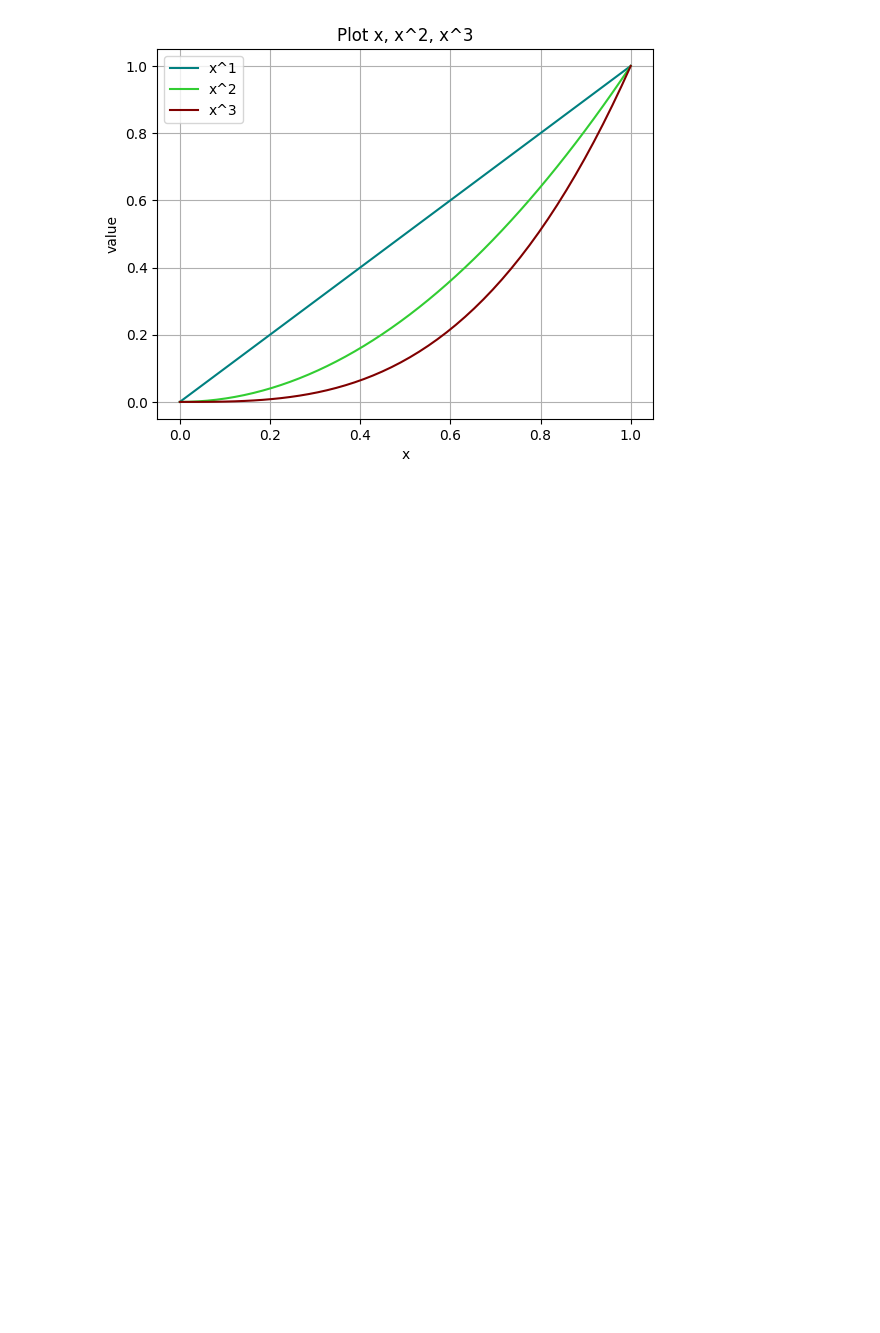
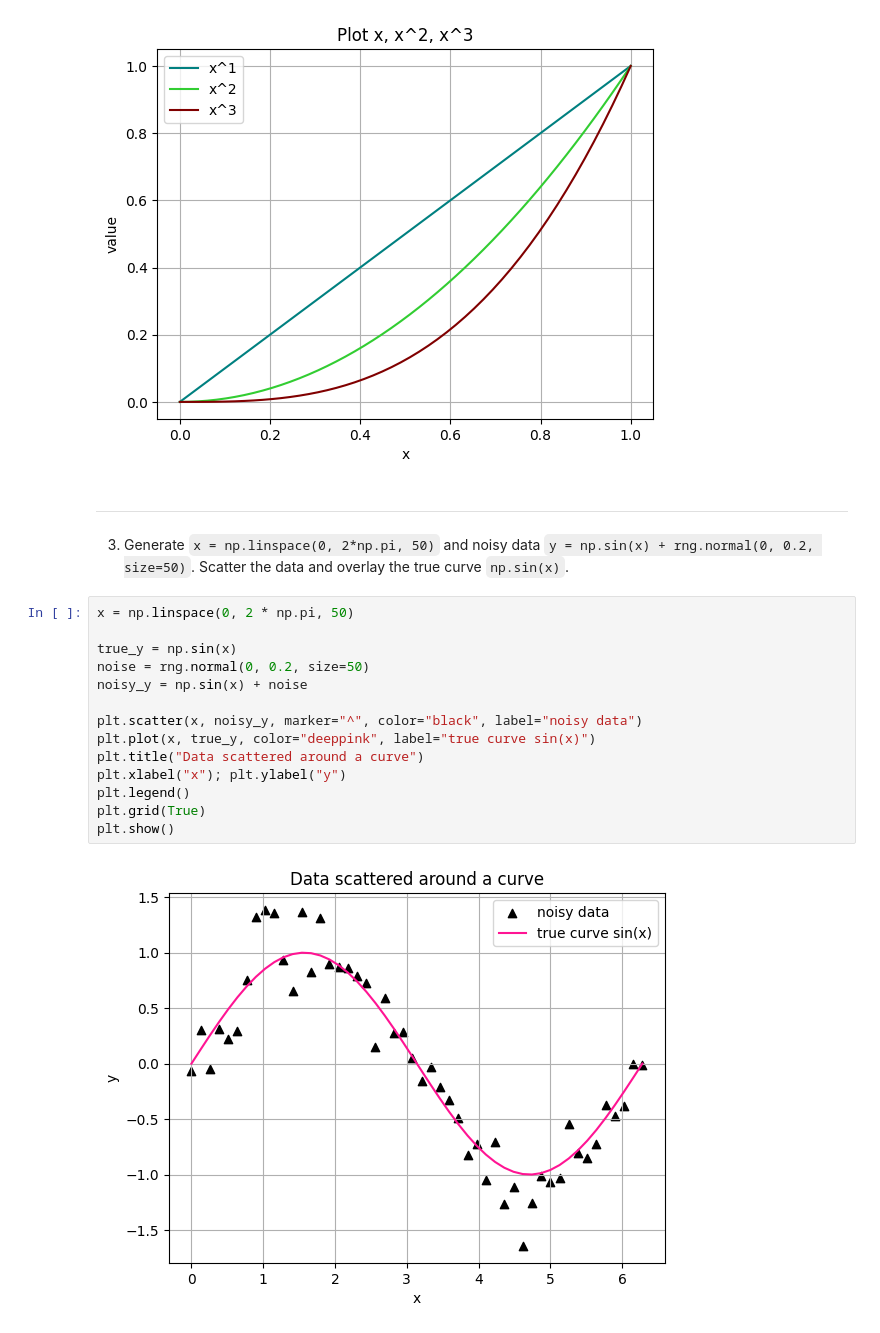
Before and after one commit to JayZeus999/Math-For-ML, a Jupyter notebook: cto-school/02a_plotting_functions.ipynb, the cells around one changed output. Saved outputs shown, nothing was run; the diff lists cells and outputs as text; blank space fills up the shorter version.

Commit message:
Generate noise & overlay the true curve sin(x)

```diff
--- a/cto-school/02a_plotting_functions.ipynb
+++ b/cto-school/02a_plotting_functions.ipynb
@@ -295,3 +295,24 @@ plt.show()
 # x^3 grows faster near x = 1
 # %% [output]
 [figure]
+# %% [markdown]
+____
+3. Generate `x = np.linspace(0, 2*np.pi, 50)` and noisy data
+   `y = np.sin(x) + rng.normal(0, 0.2, size=50)`. Scatter the data and overlay
+   the true curve `np.sin(x)`.
+# %%
+x = np.linspace(0, 2 * np.pi, 50)
+
+true_y = np.sin(x)
+noise = rng.normal(0, 0.2, size=50)
+noisy_y = np.sin(x) + noise
+
+plt.scatter(x, noisy_y, marker="^", color="black", label="noisy data")
+plt.plot(x, true_y, color="deeppink", label="true curve sin(x)")
+plt.title("Data scattered around a curve")
+plt.xlabel("x"); plt.ylabel("y")
+plt.legend()
+plt.grid(True)
+plt.show()
+# %% [output]
+[figure, added]
```
